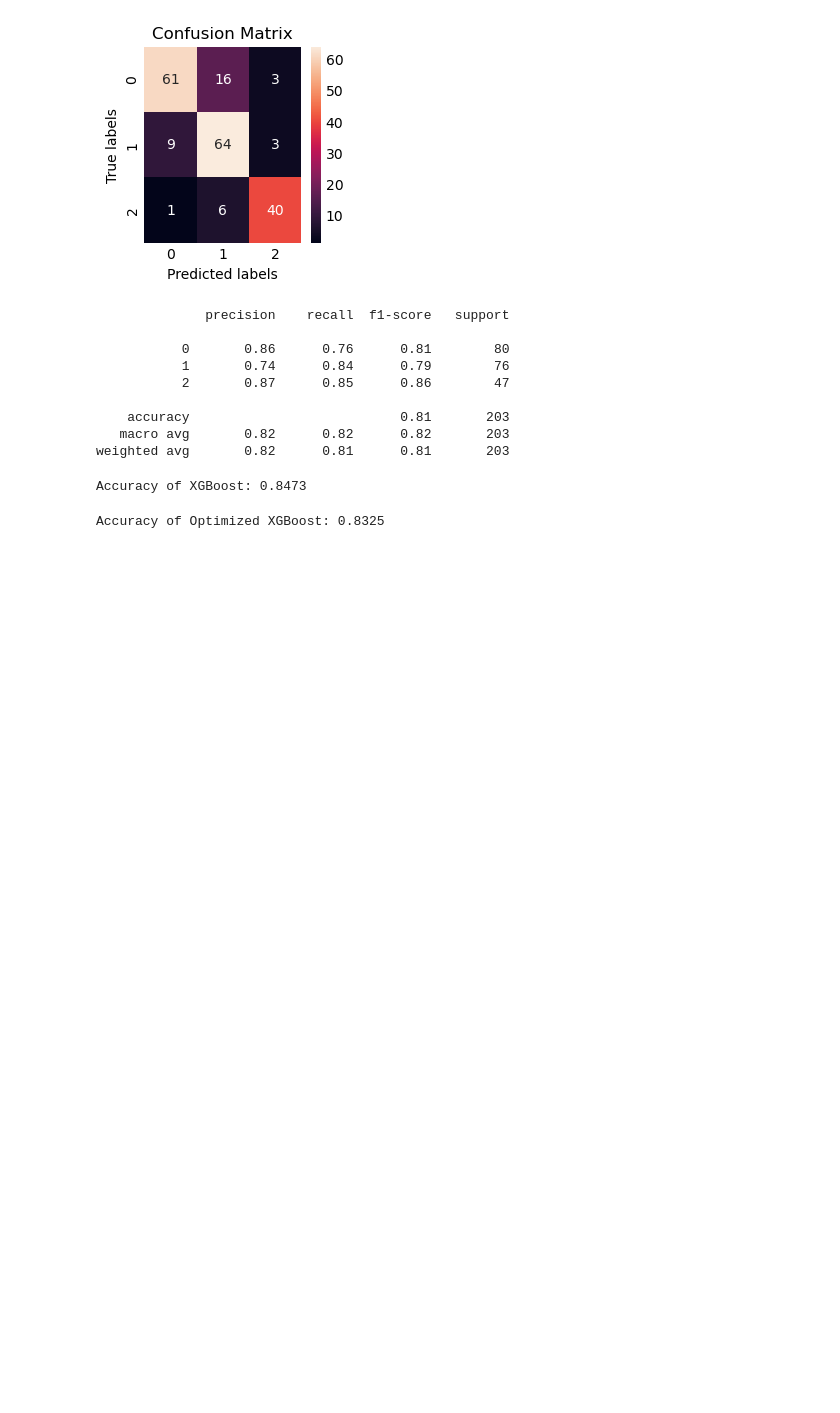
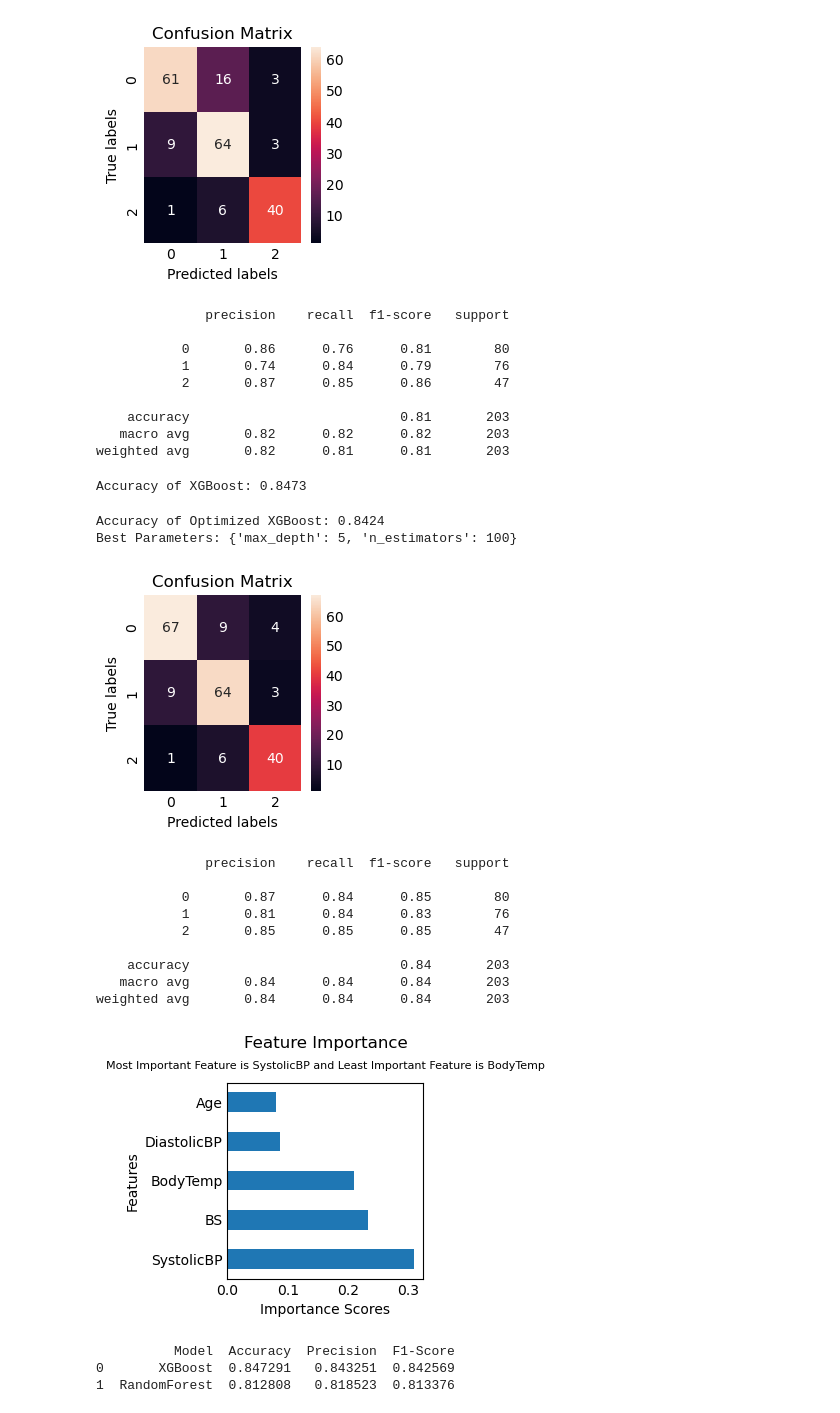
Before and after one commit to DJScully02/Maternal-Health-Risk-Prediction, a Jupyter notebook: mat_health_proj.ipynb, the cells around one changed output. Saved outputs shown, nothing was run; the diff lists cells and outputs as text; code cells hidden in the pictures; blank space fills up the shorter version.

Commit message:
Update mat_health_proj.ipynb
Merged metrics

```diff
--- a/mat_health_proj.ipynb
+++ b/mat_health_proj.ipynb
@@ -190,23 +190,80 @@ Accuracy of XGBoost: 0.8473
 # %%
 from sklearn.model_selection import GridSearchCV
 
+param_grid = {
+    'max_depth': [3, 5, 7],
+    'n_estimators': [100, 200, 300]
+}
+
 # param_grid = {
 #     'max_depth': [3, 5, 7],
-#     'n_estimators': [100, 200, 300]
+#     'n_estimators': [100, 200, 300],
+#     'learning_rate': [0.01, 0.1, 0.2],
+#     'subsample': [0.7, 0.8, 1.0],
+#     'colsample_bytree': [0.7, 0.8, 1.0]
 # }
-
-param_grid = {
-    'max_depth': [3, 5, 7],
-    'n_estimators': [100, 200, 300],
-    'learning_rate': [0.01, 0.1, 0.2],
-    'subsample': [0.7, 0.8, 1.0],
-    'colsample_bytree': [0.7, 0.8, 1.0]
-}
 
 optimized_GBM = GridSearchCV(xgb.XGBClassifier(), param_grid=param_grid, scoring='accuracy', cv=5)
 optimized_GBM.fit(X_train, y_train)
 predictions_optimized_GBM = optimized_GBM.predict(X_test)
 accuracy_xgb_optimized = accuracy_score(y_test, predictions_optimized_GBM)
 print(f'Accuracy of Optimized XGBoost: {accuracy_xgb_optimized:0.4f}')
+
+print(f'Best Parameters: {optimized_GBM.best_params_}')
 # %% [output]
-Accuracy of Optimized XGBoost: 0.8325
+Accuracy of Optimized XGBoost: 0.8424
+Best Parameters: {'max_depth': 5, 'n_estimators': 100}
+# %%
+# Plot the confusion matrix
+fig, ax = plt.subplots()
+cm = confusion_matrix(y_test, predictions_optimized_GBM)
+sns.heatmap(cm, annot=True, ax=ax)
+ax.set_xlabel('Predicted labels')
+ax.set_ylabel('True labels')
+ax.set_title('Confusion Matrix')
+plt.show()
+
+print(classification_report(y_test, predictions_optimized_GBM))
+
+# Plot the feature importances
+optimized_GBM_feature_importances = pd.Series(optimized_GBM.best_estimator_.feature_importances_, index=X.columns)
+optimized_GBM_feature_importances.nlargest(5).plot(kind='barh')
+plt.title('Feature Importance', pad=25)
+plt.suptitle('Most Important Feature is SystolicBP and Least Important Feature is BodyTemp', y=1.1, fontsize=8)
+plt.xlabel('Importance Scores')
+plt.ylabel('Features')
+plt.show()
+# %% [output]
+[figure, added]
+              precision    recall  f1-score   support
+
+           0       0.87      0.84      0.85        80
+           1       0.81      0.84      0.83        76
+           2       0.85      0.85      0.85        47
+
+    accuracy                           0.84       203
+   macro avg       0.84      0.84      0.84       203
+weighted avg       0.84      0.84      0.84       203
+[figure, added]
+# %%
+from sklearn.metrics import classification_report
+
+# Get classification reports for XGBoost and RandomForest
+report_xgb = classification_report(y_test, predictions_optimized_GBM, output_dict=True)
+report_rfc = classification_report(y_test, y_pred_rfc, output_dict=True)
+
+# Extract accuracy, precision, and F1-score for both models
+metrics = {
+    'Model': ['XGBoost', 'RandomForest'],
+    'Accuracy': [accuracy_xgb, accuracy_rfc],
+    'Precision': [report_xgb['weighted avg']['precision'], report_rfc['weighted avg']['precision']],
+    'F1-Score': [report_xgb['weighted avg']['f1-score'], report_rfc['weighted avg']['f1-score']]
+}
+
+# Create a DataFrame to display the metrics
+metrics_df = pd.DataFrame(metrics)
+print(metrics_df)
+# %% [output]
+          Model  Accuracy  Precision  F1-Score
+0       XGBoost  0.847291   0.843251  0.842569
+1  RandomForest  0.812808   0.818523  0.813376
```
